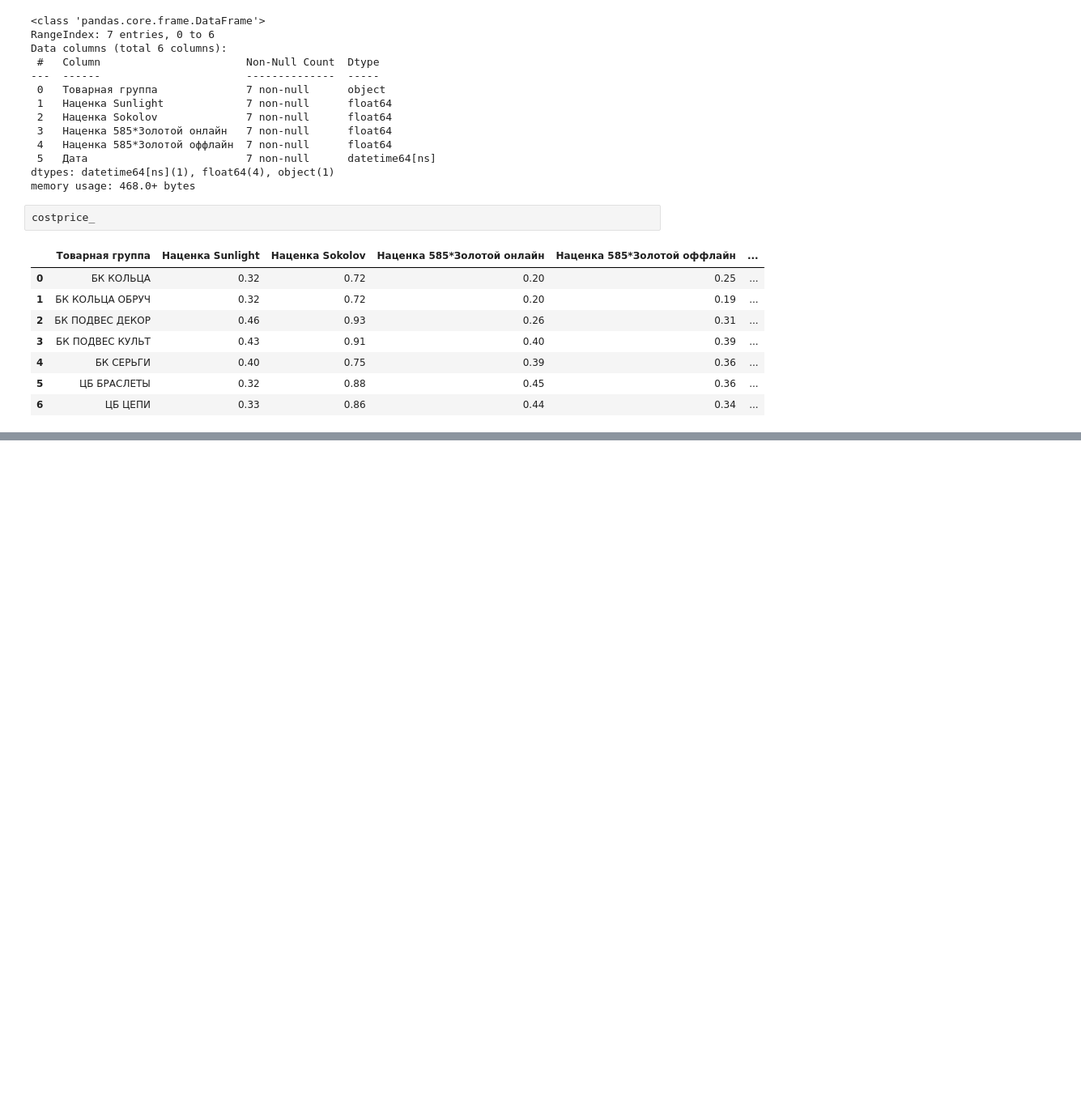
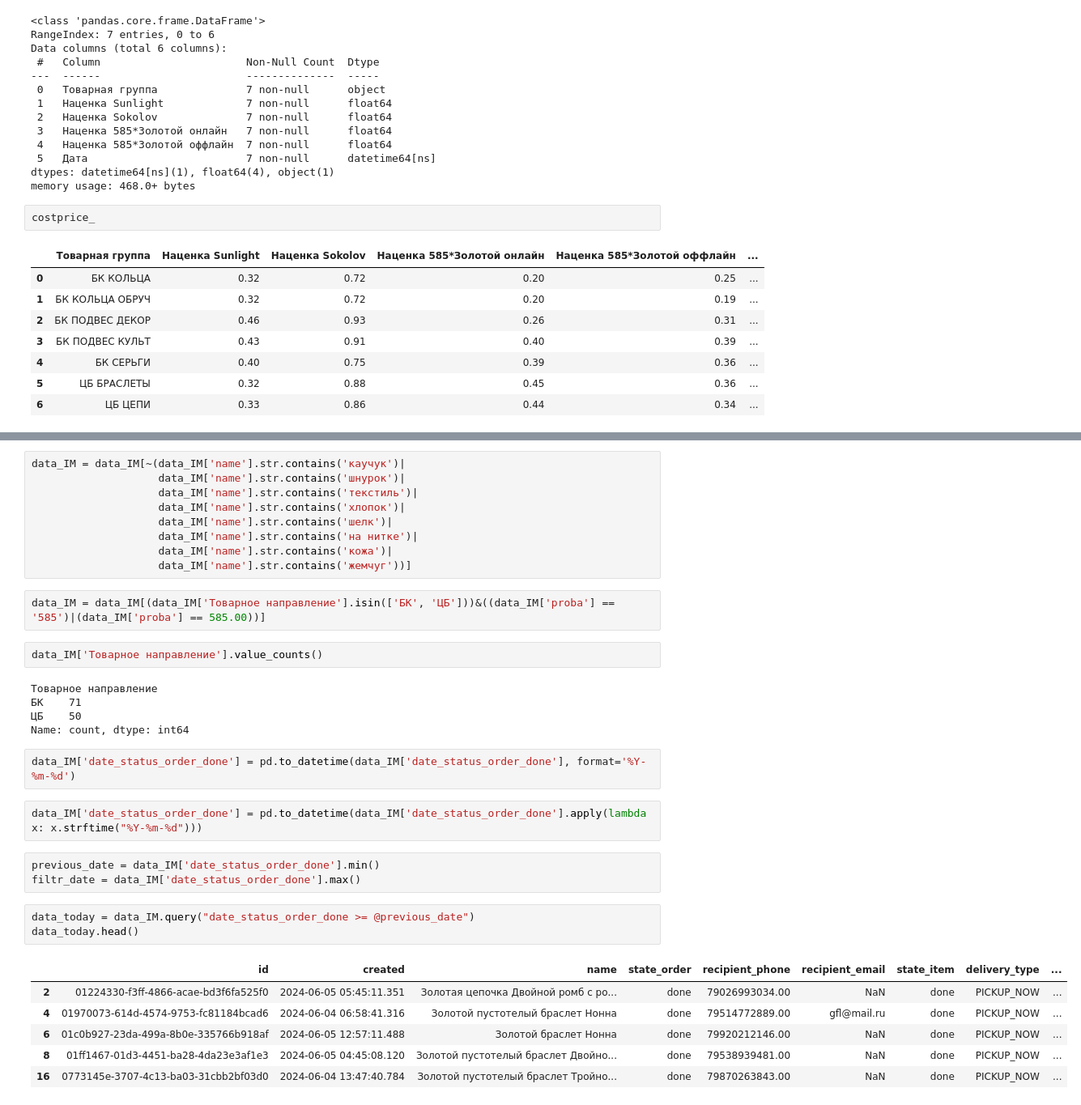
Before and after one commit to sergey-trenkin/notebooks, a Jupyter notebook: eda_every_days.ipynb, the cells around one changed output, grey strips where cells are left out. Shown: that part at 81% size. Saved outputs shown, nothing was run; the diff lists cells and outputs as text; blank space fills up the shorter version.

```diff
--- a/eda_every_days.ipynb
+++ b/eda_every_days.ipynb
@@ -1126,0 +1202,35 @@ costprice_.to_sql('costprice_sklv_sl', engine, schema = 'yura', if_exists='appen
+# %%
+data_IM = data_IM[~(data_IM['name'].str.contains('каучук')|
+                    data_IM['name'].str.contains('шнурок')|
+                    data_IM['name'].str.contains('текстиль')|
+                    data_IM['name'].str.contains('хлопок')|
+                    data_IM['name'].str.contains('шелк')|
+                    data_IM['name'].str.contains('на нитке')|
+                    data_IM['name'].str.contains('кожа')|
+                    data_IM['name'].str.contains('жемчуг'))]
+# %%
+data_IM = data_IM[(data_IM['Товарное направление'].isin(['БК', 'ЦБ']))&((data_IM['proba'] == '585')|(data_IM['proba'] == 585.00))]
+# %%
+data_IM['Товарное направление'].value_counts()
+# %% [output]
+Товарное направление
+БК    71
+ЦБ    50
+Name: count, dtype: int64
+# %%
+data_IM['date_status_order_done'] = pd.to_datetime(data_IM['date_status_order_done'], format='%Y-%m-%d')
+# %%
+data_IM['date_status_order_done'] = pd.to_datetime(data_IM['date_status_order_done'].apply(lambda x: x.strftime("%Y-%m-%d")))
+# %%
+previous_date = data_IM['date_status_order_done'].min()
+filtr_date = data_IM['date_status_order_done'].max()
+# %%
+data_today = data_IM.query("date_status_order_done >= @previous_date")
+data_today.head()
+# %% [output]
+|  | id | created | name | state_order | recipient_phone | recipient_email | state_item | delivery_type | ... |
+| 2 | 01224330-f3ff-4866-acae-bd3f6fa525f0 | 2024-06-05 05:45:11.351 | Золотая цепочка Двойной ромб с ро... | done | 79026993034.00 | NaN | done | PICKUP_NOW | ... |
+| 4 | 01970073-614d-4574-9753-fc81184bcad6 | 2024-06-04 06:58:41.316 | Золотой пустотелый браслет Нонна | done | 79514772889.00 | gfl@mail.ru | done | PICKUP_NOW | ... |
+| 6 | 01c0b927-23da-499a-8b0e-335766b918af | 2024-06-05 12:57:11.488 | Золотой браслет Нонна | done | 79920212146.00 | NaN | done | PICKUP_NOW | ... |
+| 8 | 01ff1467-01d3-4451-ba28-4da23e3af1e3 | 2024-06-05 04:45:08.120 | Золотой пустотелый браслет Двойно... | done | 79538939481.00 | NaN | done | PICKUP_NOW | ... |
+| 16 | 0773145e-3707-4c13-ba03-31cbb2bf03d0 | 2024-06-04 13:47:40.784 | Золотой пустотелый браслет Тройно... | done | 79870263843.00 | NaN | done | PICKUP_NOW | ... |
```
Also changed, not shown: parts of 53 cells of this notebook, 1 other file.
